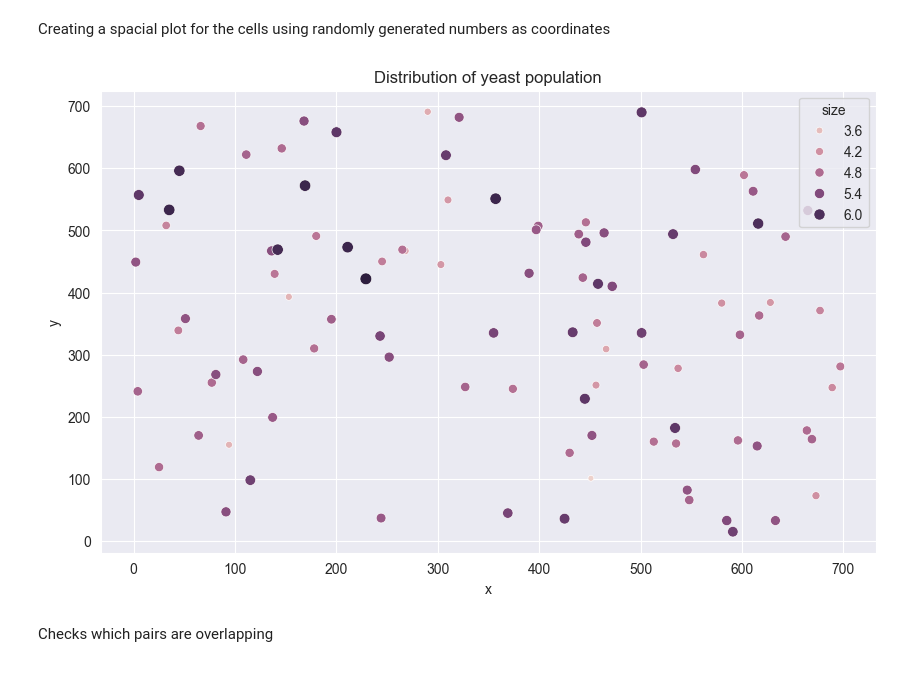
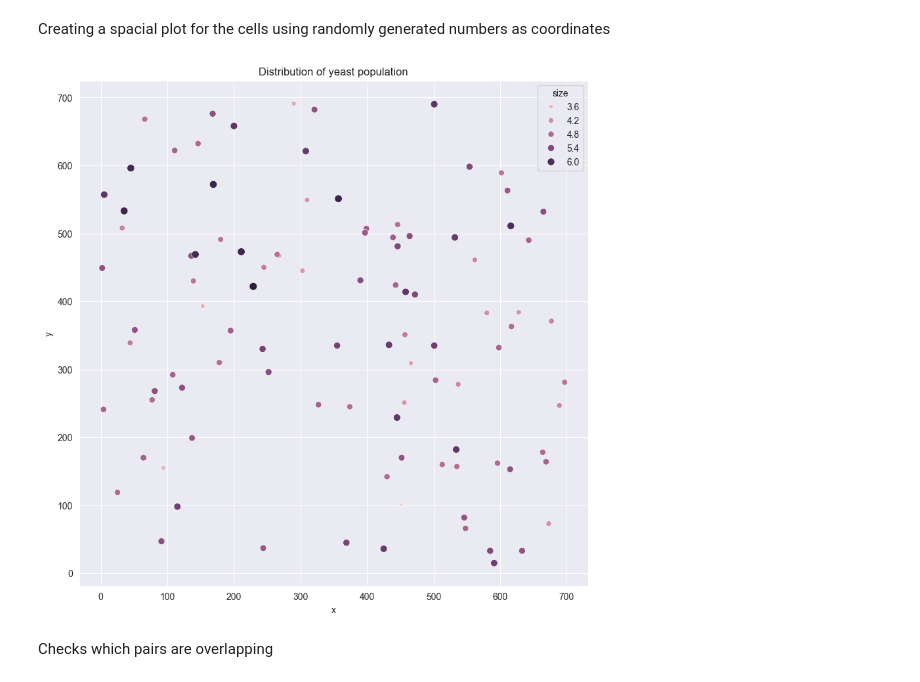
Before and after one commit to paulanaomi/yeast_population_balance, a Jupyter notebook: main.ipynb, the cells around one changed output. Cells and saved outputs as stored; diff of their text form; code cells hidden in the pictures.

```diff
--- a/main.ipynb
+++ b/main.ipynb
@@ -48,13 +51,13 @@ plt.show()
 # %% [markdown]
 Creating a spacial plot for the cells using randomly generated numbers as coordinates
 # %%
-plt.figure(figsize=(10, 6))
+plt.figure(figsize=(10, 10))
 sns.scatterplot(df, x='x', y='y', size='size', hue='size')
 plt.title('Distribution of yeast population')
 plt.grid(True)
 plt.show()
 # %% [output]
-[figure, old version]
+[figure, new version]
 # %% [markdown]
 Checks which pairs are overlapping
 # %%
```
Also changed, not shown: parts of 5 cells of this notebook, 1 other file.
